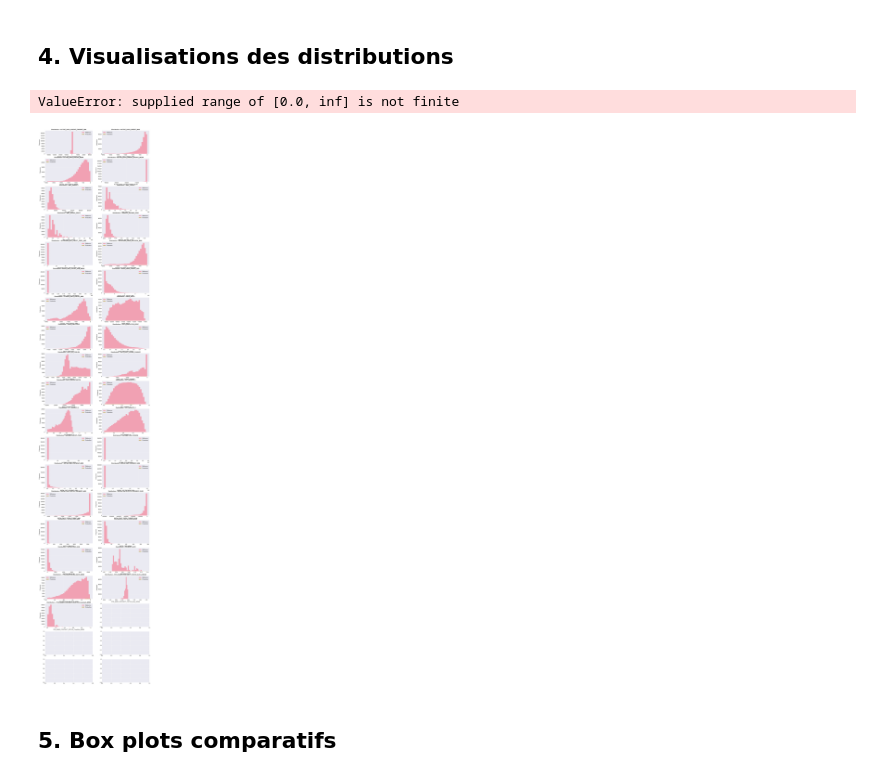
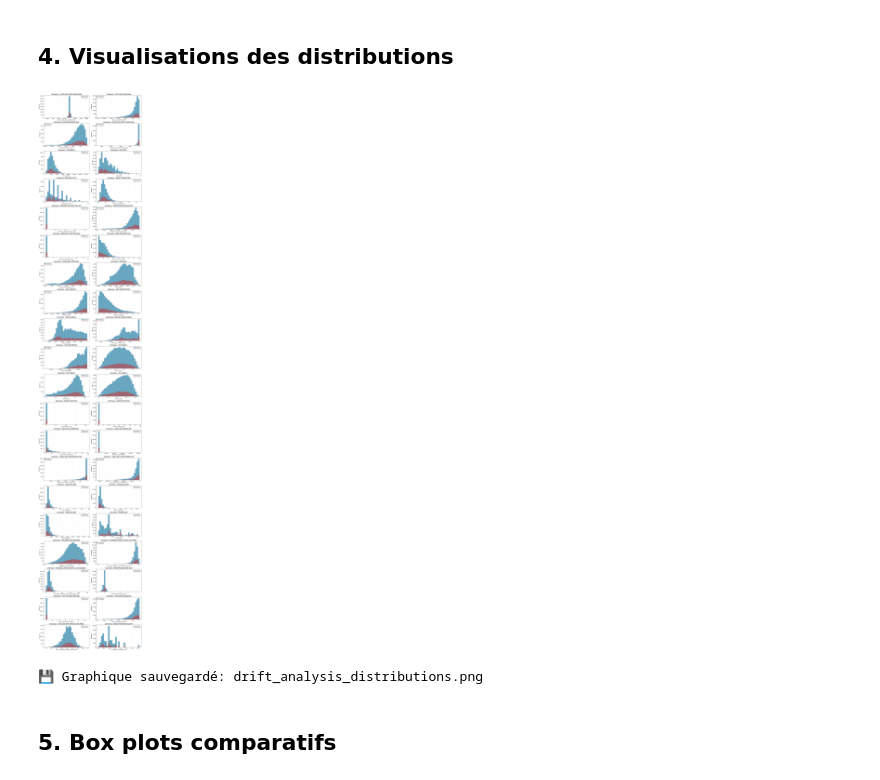
Before and after one commit to ticoraph/ReadyToSpendMonitor, a Jupyter notebook: notebooks/drift_analysis.ipynb, the cells around one changed output. Drawn from its saved outputs; the diff is of its cells as text; code cells hidden in the pictures.

```diff
--- a/notebooks/drift_analysis.ipynb
+++ b/notebooks/drift_analysis.ipynb
@@ -222,46 +228,80 @@ n_features = len(features)
 n_cols = 2
 n_rows = math.ceil(n_features / n_cols)
 
 fig, axes = plt.subplots(n_rows, n_cols, figsize=(15, 4 * n_rows))
 axes = axes.flatten()
 
 for idx, feature in enumerate(features):
     ax = axes[idx]
 
     if feature not in reference_df.columns or feature not in input_df.columns:
         ax.set_visible(False)
         continue
 
     ref_values = reference_df[feature].dropna()
     prod_values = input_df[feature].dropna()
 
-    # Référence = histogramme
-    ax.hist(ref_values, bins=30, alpha=0.6, label="Référence")
+    # Remove infinite values
+    ref_values = ref_values[np.isfinite(ref_values)]
+    prod_values = prod_values[np.isfinite(prod_values)]
 
-    # Production = ligne si peu de valeurs
+    # Skip if no valid data
+    if len(ref_values) == 0 and len(prod_values) == 0:
+        ax.set_visible(False)
+        continue
+
+    # Déterminer les limites des bins pour une comparaison équitable
+    if len(ref_values) > 0 and len(prod_values) > 0:
+        combined_min = min(ref_values.min(), prod_values.min())
+        combined_max = max(ref_values.max(), prod_values.max())
+        bins = np.linspace(combined_min, combined_max, 30)
+    elif len(ref_values) > 0:
+        bins = 30
+    else:
+        bins = 30
+
+    # Référence = histogramme bleu
+    if len(ref_values) > 0:
+        ax.hist(ref_values, bins=bins, alpha=0.7, label="Référence",
+                color='#2E86AB', edgecolor='#1A4D7A', linewidth=0.5)
+
+    # Production = selon le nombre de valeurs
     if len(prod_values) <= 5:
-        for v in prod_values:
-            ax.axvline(v, linestyle="--", label="Production")
-    else:
-        ax.hist(prod_values, bins=30, alpha=0.6, label="Production")
+        # Peu de valeurs : lignes verticales
+        for i, v in enumerate(prod_values):
+            if i == 0:
+                ax.axvline(v, linestyle="--", linewidth=2.5,
+                          color='#D62828', label="Production", alpha=0.8)
+            else:
+                ax.axvline(v, linestyle="--", linewidth=2.5,
+                          color='#D62828', alpha=0.8)
+    elif len(prod_values) > 0:
+        # Beaucoup de valeurs : histogramme rouge
+        ax.hist(prod_values, bins=bins, alpha=0.5, label="Production",
+                color='#D62828', edgecolor='#8B1A1A', linewidth=0.5)
 
     ax.set_title(f"Distribution – {feature}", fontsize=11, fontweight="bold")
-    ax.set_xlabel(feature)
-    ax.set_ylabel("Fréquence")
-    ax.legend()
-    ax.grid(True, alpha=0.3)
+    ax.set_xlabel(feature, fontsize=10)
+    ax.set_ylabel("Fréquence", fontsize=10)
+
+    # Légende avec positionnement intelligent
+    handles, labels = ax.get_legend_handles_labels()
+    if handles:
+        ax.legend(handles=handles, labels=labels, loc='best', fontsize=9)
+
+    ax.grid(True, alpha=0.2, linestyle='--')
 
 # Supprimer proprement les axes inutilisés
 for j in range(idx + 1, len(axes)):
     fig.delaxes(axes[j])
 
 plt.tight_layout()
-plt.savefig("../output/drift_analysis_distributions.png", dpi=300)
+plt.savefig("../output/drift_analysis_distributions.png", dpi=300, bbox_inches='tight')
 plt.show()
 
 print("💾 Graphique sauvegardé: drift_analysis_distributions.png")
 # %% [output]
+[figure, new version]
-ValueError: supplied range of [0.0, inf] is not finite
+💾 Graphique sauvegardé: drift_analysis_distributions.png
-[figure, old version]
 # %% [markdown]
 ## 5. Box plots comparatifs
```
Also changed, not shown: parts of 12 cells of this notebook, 5 other files.
